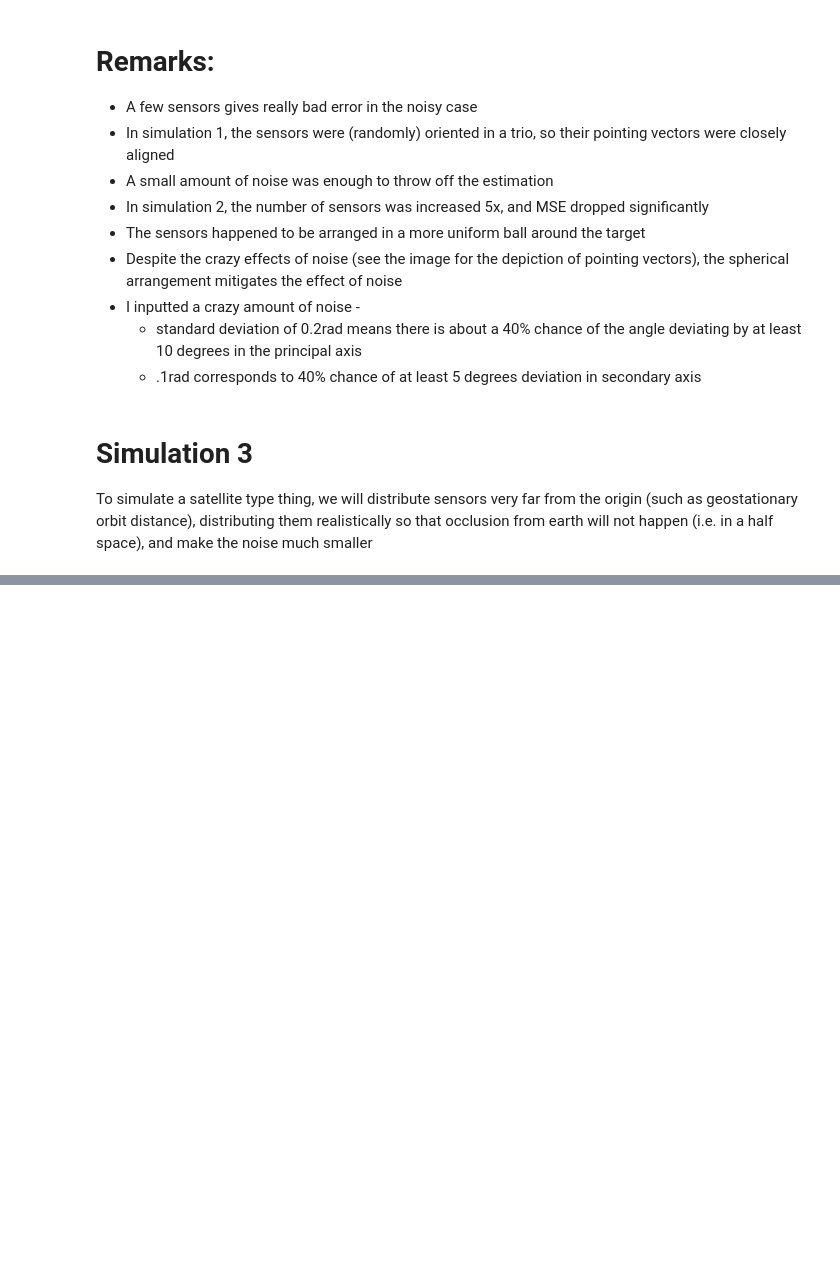
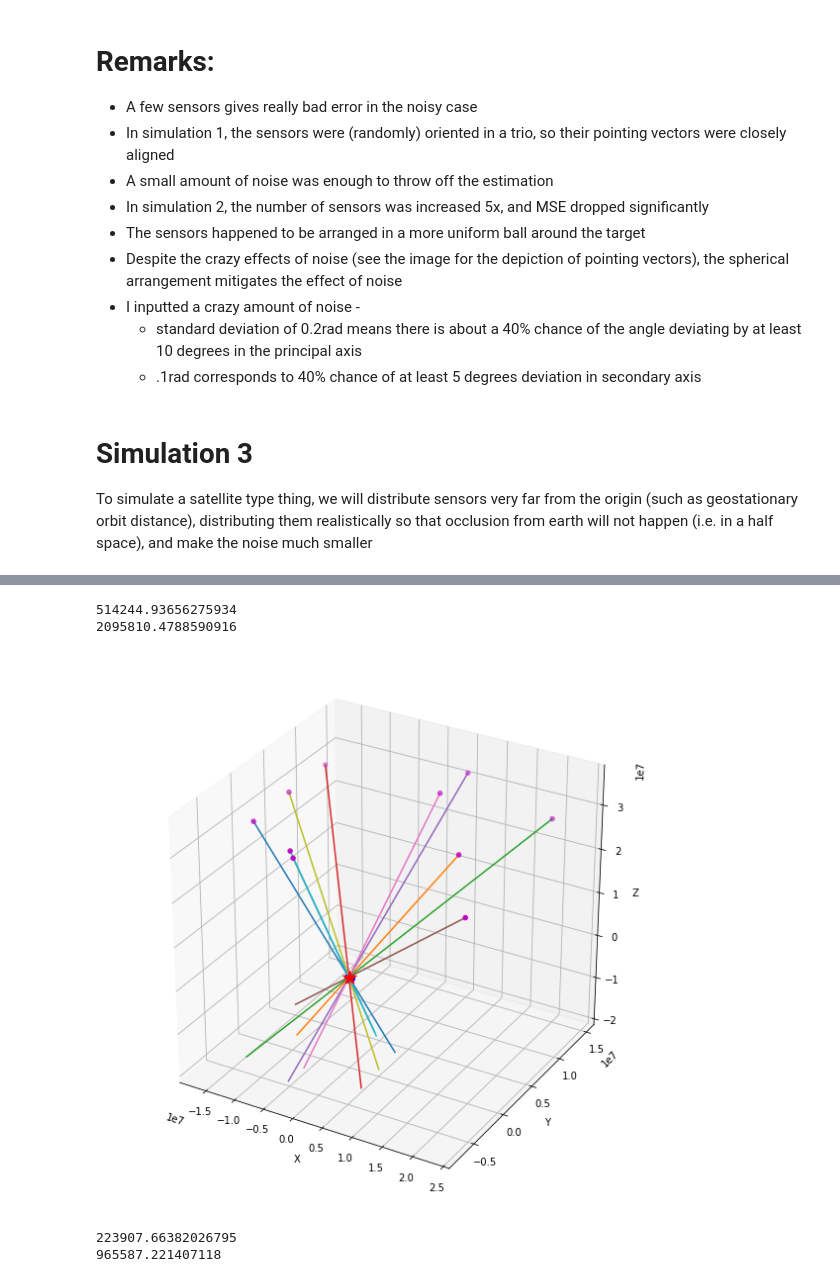
Before and after one commit to andylai2/Nball-triangulation, a Jupyter notebook: ILS_ahnaf.ipynb, the cells around one changed output, grey strips where cells are left out. Drawn from its saved outputs; the diff is of its cells as text; code cells hidden in the pictures; blank space fills up the shorter version.

```diff
--- a/ILS_ahnaf.ipynb
+++ b/ILS_ahnaf.ipynb
@@ -331,0 +456,60 @@ plt.show()
+# %%
+n_sensors = 10
+tgt = np.zeros(3)
+mse_10 = np.zeros(100)
+
+for i in range(100):
+    S = distribute_sensors(n_sensors,35786e3-100,35786e3+100)
+    S[2,:] = np.abs(S[2,:]) # flip z so that they are all above the "earth"
+
+    G,V = form_G(S,sig_a = 40e-6,sig_b = 20e-6)
+    r0 = np.reshape(S.T,(3*n_sensors,1))
+    rt,_,_,_ = la.lstsq(G,r0)
+    rt = rt.flatten()
+    r = rt[:3]
+    t = rt[3:]
+    mse_10[i] = la.norm((r - tgt)**2)
+
+print(np.sum(mse_10) / 100)
+print(max(mse_10))
+# %% [output]
+514244.93656275934
+2095810.4788590916
+# %%
+fig = plt.figure(figsize=(10,10))
+ax = fig.add_subplot(111,projection='3d')
+ax.scatter(S[0,:],S[1,:],S[2,:],c = 'm')
+
+ax.set_xlabel('X')
+ax.set_ylabel('Y')
+ax.set_zlabel('Z')
+
+plot_pointing_vectors(ax,S,V)
+ax.scatter(tgt[0],tgt[1],tgt[2],c='b',s=100,zorder=2)
+ax.scatter(r[0],r[1],r[2],c='r',marker='*',s=200,zorder=3)
+
+plt.show()
+# %% [output]
+[figure, added]
+# %%
+n_sensors = 20
+tgt = np.zeros(3)
+mse_20 = np.zeros(100)
+
+for i in range(100):
+    S = distribute_sensors(n_sensors,35786e3-100,35786e3+100)
+    S[2,:] = np.abs(S[2,:]) # flip z so that they are all above the "earth"
+
+    G,V = form_G(S,sig_a = 40e-6,sig_b = 20e-6)
+    r0 = np.reshape(S.T,(3*n_sensors,1))
+    rt,_,_,_ = la.lstsq(G,r0)
+    rt = rt.flatten()
+    r = rt[:3]
+    t = rt[3:]
+    mse_20[i] = la.norm((r - tgt)**2)
+
+print(np.sum(mse_20) / 100)
+print(max(mse_20))
+# %% [output]
+223907.66382026795
+965587.221407118
```
Also changed, not shown: parts of 12 cells of this notebook, 3 other files.
